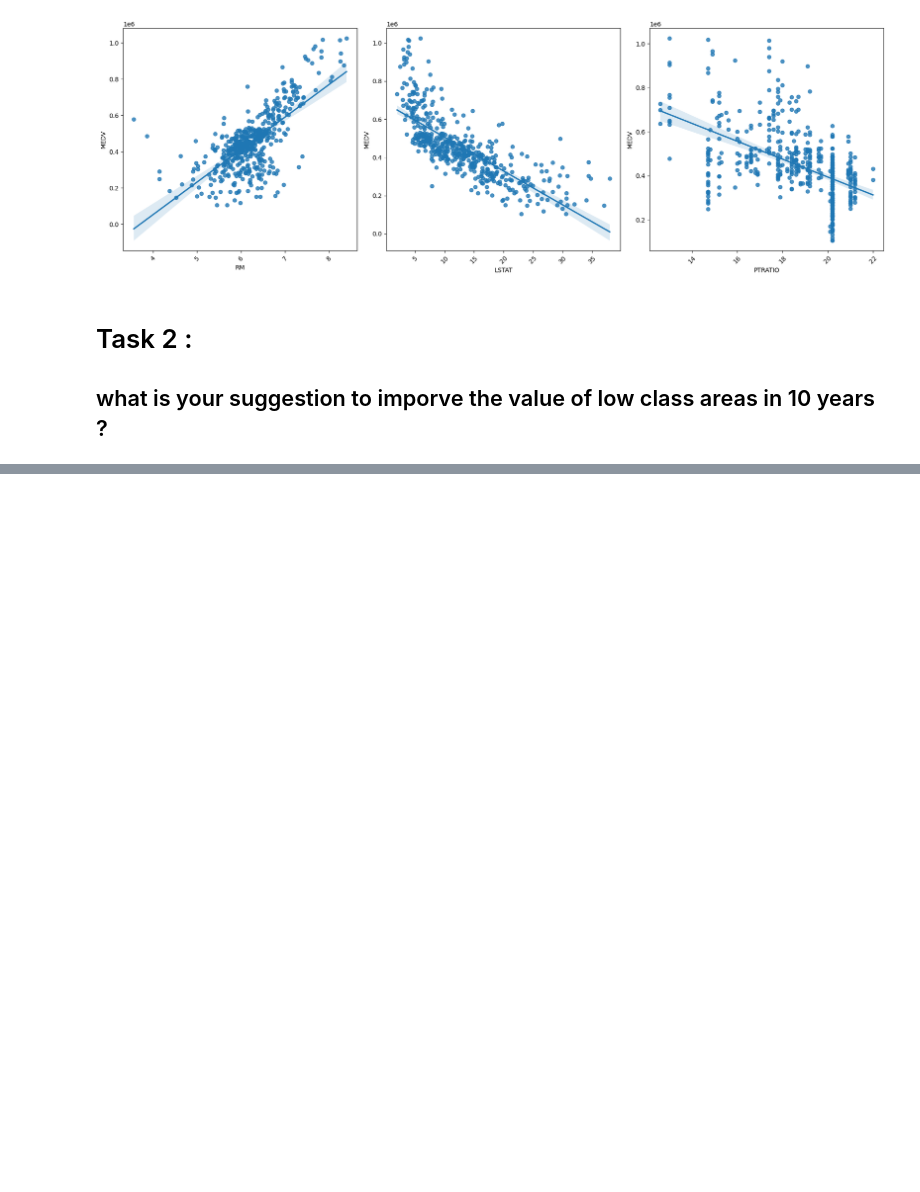
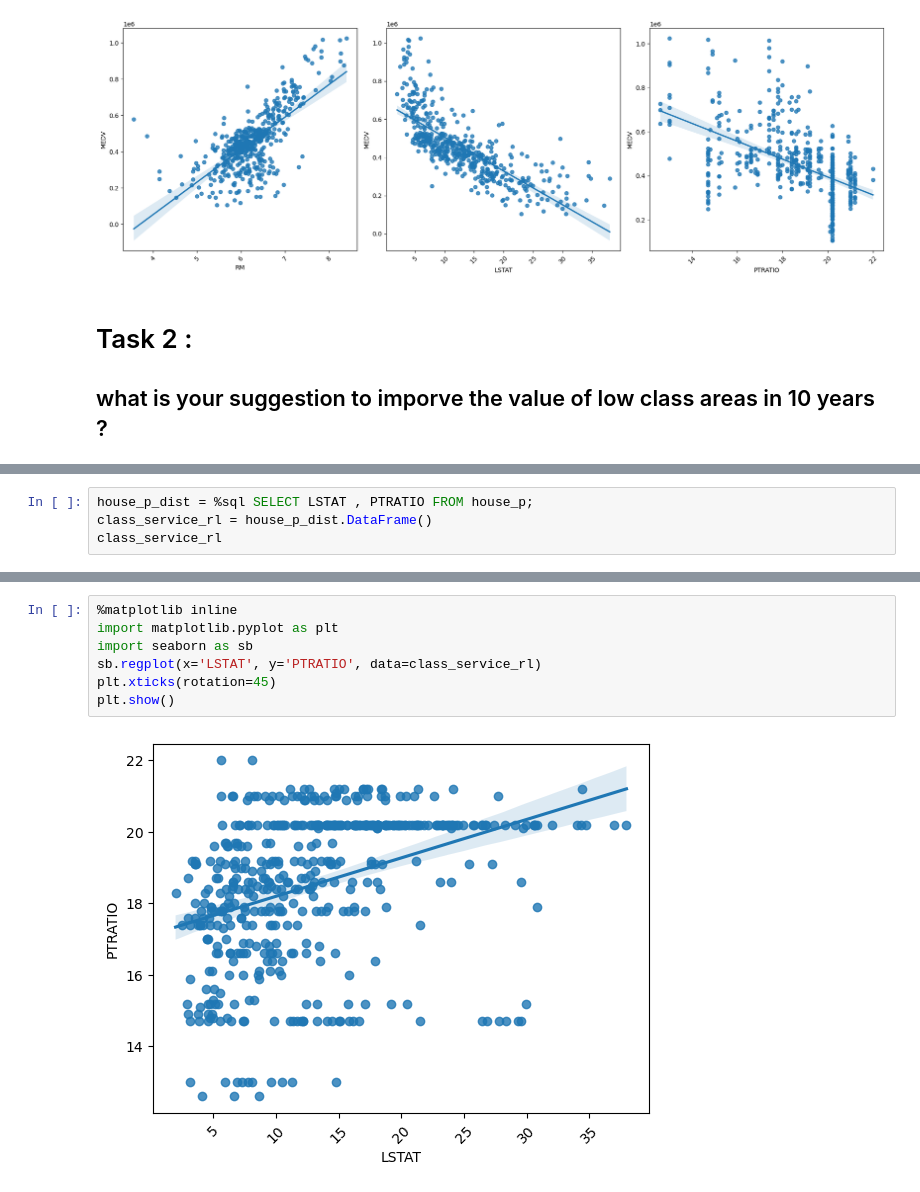
Before and after one commit to Muhammadibra40/Data-Analysis, a Jupyter notebook: SQL/SQL basics 3/boston house/house price-sqlite-Copy1.ipynb, the cells around one changed output, grey strips where cells are left out. Saved outputs shown, nothing was run; the diff lists cells and outputs as text; blank space fills up the shorter version.

```diff
--- a/SQL/SQL basics 3/boston house/house price-sqlite-Copy1.ipynb
+++ b/SQL/SQL basics 3/boston house/house price-sqlite-Copy1.ipynb
@@ -188,0 +187,4 @@ By observing the relashion between the price of the houses and the other three a
+# %%
+house_p_dist = %sql SELECT LSTAT , PTRATIO FROM house_p;
+class_service_rl = house_p_dist.DataFrame()
+class_service_rl
@@ -188,0 +207,9 @@ By observing the relashion between the price of the houses and the other three a
+# %%
+%matplotlib inline
+import matplotlib.pyplot as plt
+import seaborn as sb
+sb.regplot(x='LSTAT', y='PTRATIO', data=class_service_rl)
+plt.xticks(rotation=45)
+plt.show()
+# %% [output]
+[figure, added]
```
Also changed, not shown: parts of 4 cells of this notebook.
